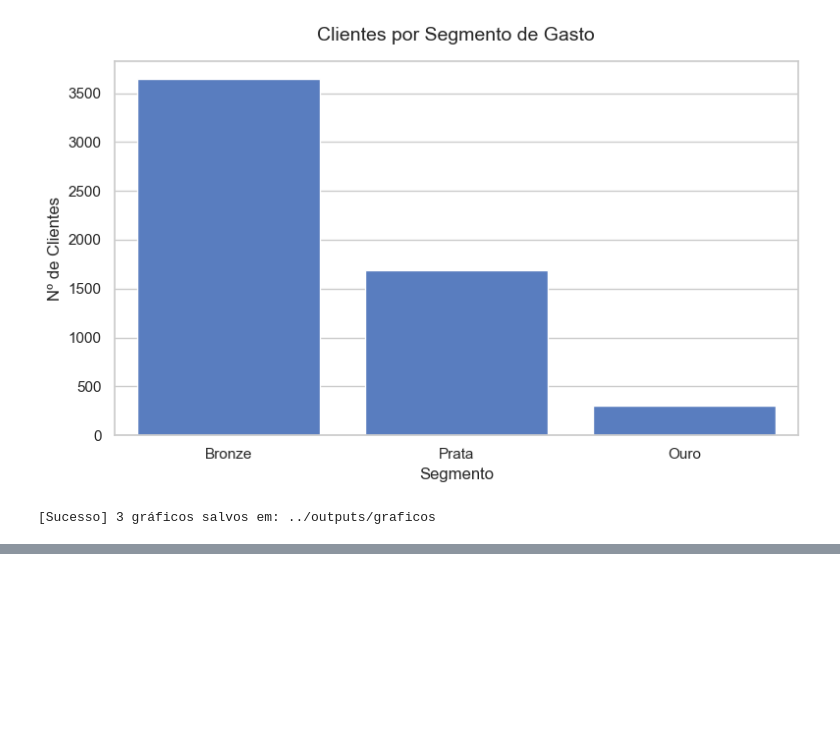
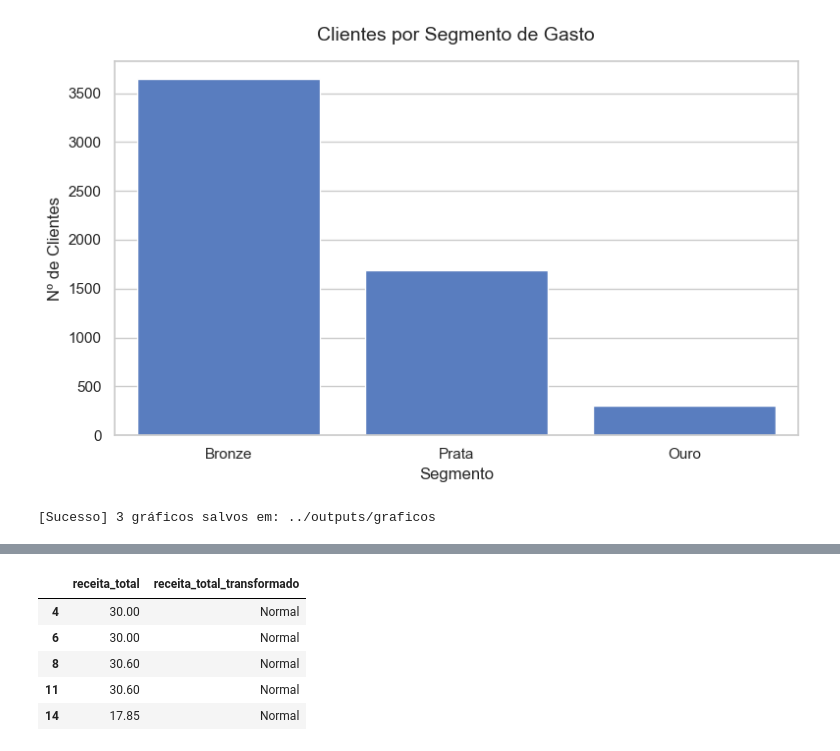
Before and after one commit to mauriciomau0/Demo_Simulado_v4, a Jupyter notebook: notebooks/retailview.ipynb, the cells around one changed output, grey strips where cells are left out. Drawn from its saved outputs; the diff is of its cells as text; code cells hidden in the pictures; blank space fills up the shorter version.

```diff
--- a/notebooks/retailview.ipynb
+++ b/notebooks/retailview.ipynb
@@ -558,0 +572,15 @@ gerar_visualizacoes(df, metricas, clientes)
+# %%
+def aplicar_transformacao(df, coluna, funcao):
+    """Funcao de ordem superior: aplica qualquer funcao/lambda a uma coluna."""
+    df = df.copy(); df[f"{coluna}_transformado"] = df[coluna].apply(funcao)
+    return df
+
+_demo = aplicar_transformacao(df, "receita_total", lambda x: "Alto" if x > 100 else "Normal")
+_demo[["receita_total","receita_total_transformado"]].head()
+# %% [output]
+|  | receita_total | receita_total_transformado |
+| 4 | 30.00 | Normal |
+| 6 | 30.00 | Normal |
+| 8 | 30.60 | Normal |
+| 11 | 30.60 | Normal |
+| 14 | 17.85 | Normal |
```
Also changed, not shown: parts of 3 cells of this notebook, 3 other files.
